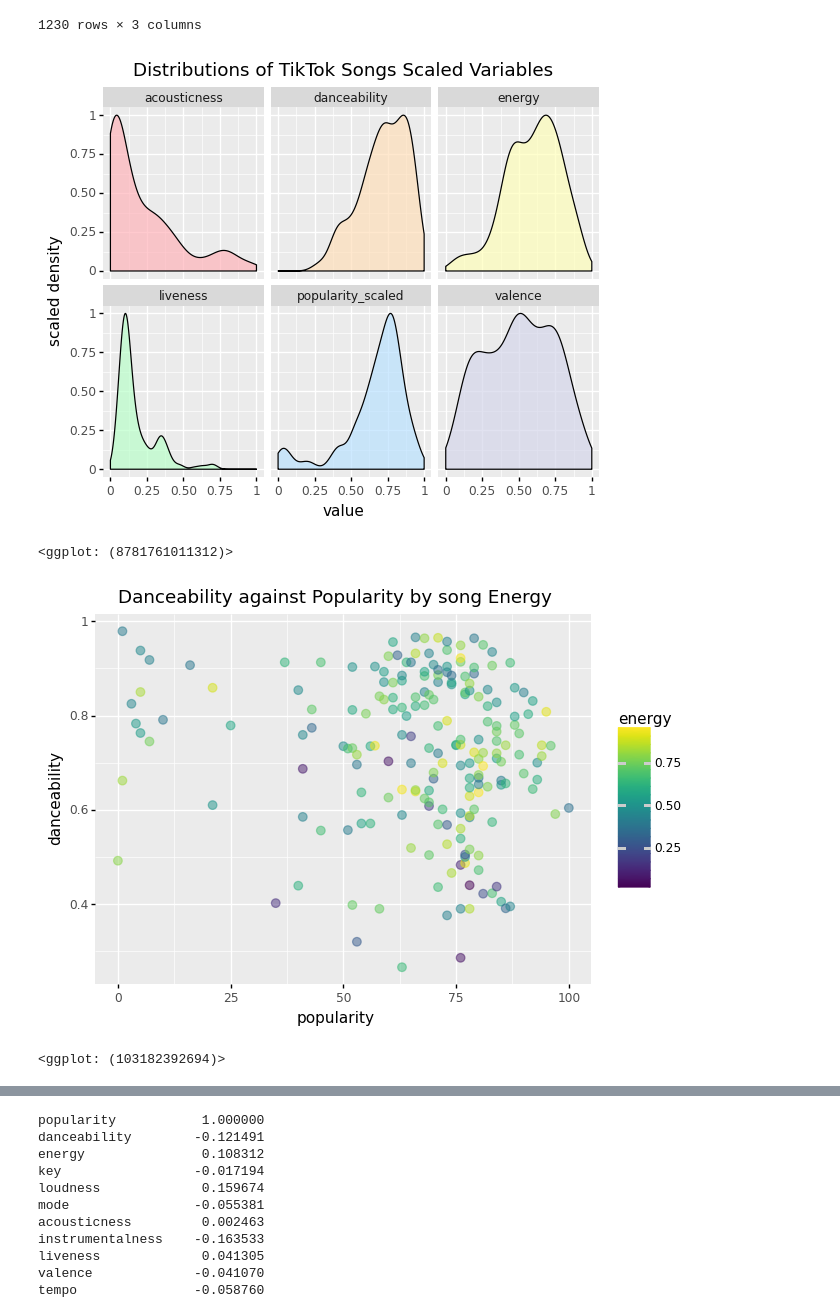
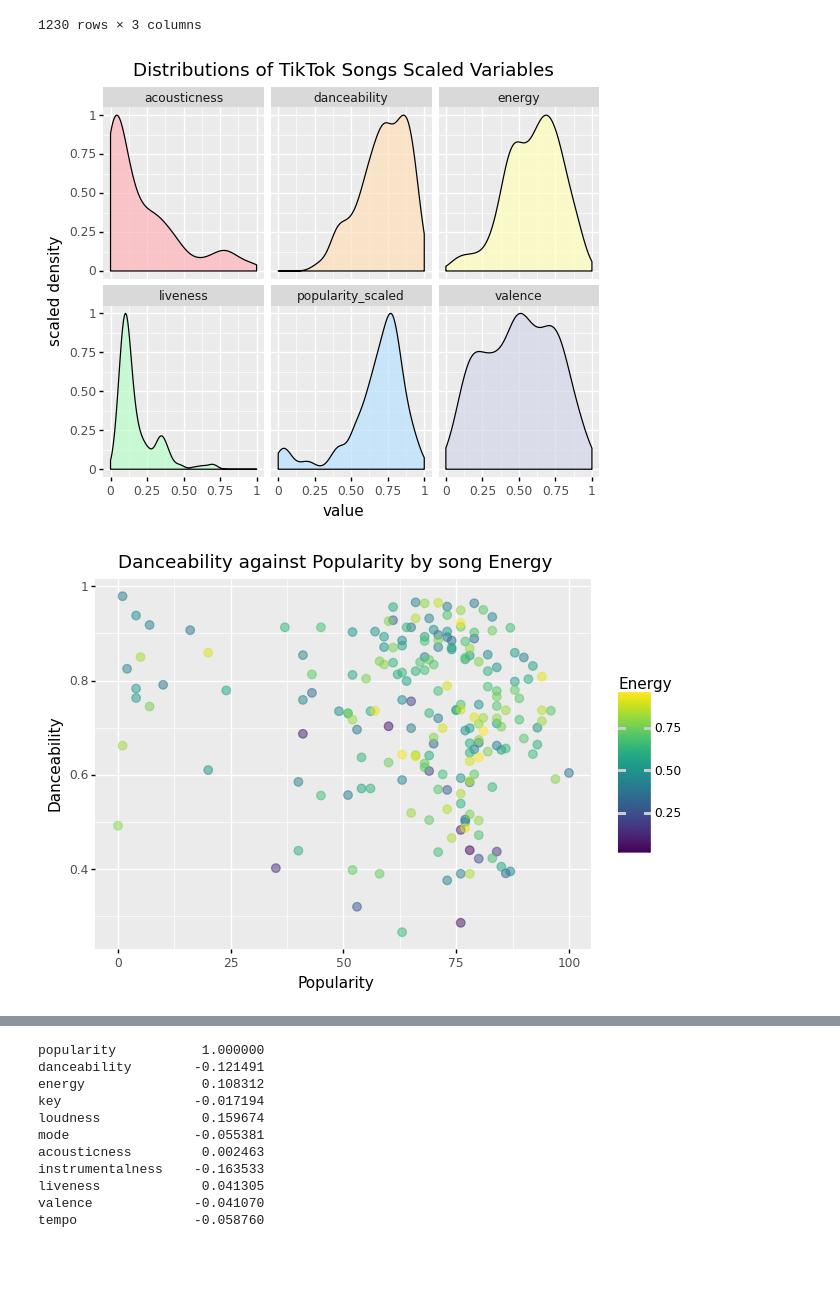
Before and after one commit to s-helal/tiktokify, a Jupyter notebook: graphs.ipynb, the cells around one changed output, grey strips where cells are left out. Saved outputs shown, nothing was run; the diff lists cells and outputs as text; code cells hidden in the pictures; blank space fills up the shorter version.

```diff
--- a/graphs.ipynb
+++ b/graphs.ipynb
@@ -151,22 +151,24 @@ gg += p9.facet_wrap('~variable')
 gg += p9.scale_fill_manual(values = colors)
 gg += p9.ggtitle("Distributions of TikTok Songs Scaled Variables")
 gg += p9.labels.ylab("scaled density")
-gg
+#plot and remove address printing
+gg.draw();
 # %% [output]
 [figure]
-<ggplot: (8781761011312)>
 # %%
 # Plot 2: Danceability against Popularity by song Energy
 '''
 Plot danceability against popularity by color energy,
 we can see that high energy tracks are both danceable and more popular.
 Generally high popularity of songs indicates high value of danceability on Tiktok
 '''
-plot1 = p9.ggplot(data, p9.aes(x='popularity', y = "danceability", color = "energy") )
-plot1 += p9.geom_count(alpha = 0.5, size = 3)
-plot1 += p9.ggtitle('Danceability against Popularity by song Energy')
-plot1
+plot2 = p9.ggplot(data, p9.aes(x='popularity', y = "danceability", color = "energy") )
+plot2 += p9.geom_count(alpha = 0.5, size = 3)
+plot2 += p9.ggtitle('Danceability against Popularity by song Energy')
+plot2 += p9.labels.ylab("Danceability")
+plot2 += p9.labels.xlab("Popularity")
+plot2 += p9.labs(color='Energy')
+plot2.draw();
 # %% [output]
-[figure, old version]
+[figure, new version]
-<ggplot: (103182392694)>
 # %%
```
Also changed, not shown: parts of 7 cells of this notebook.
